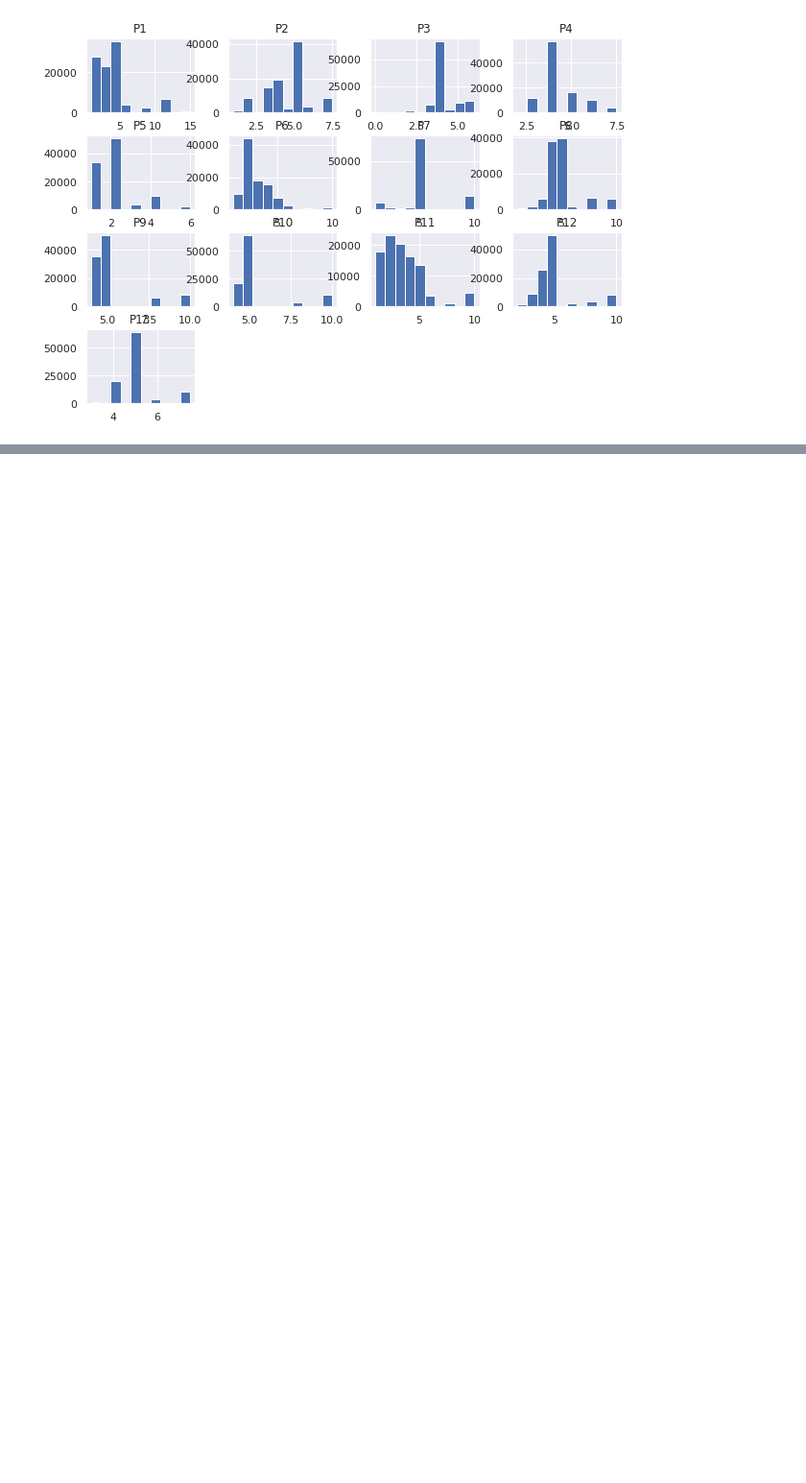
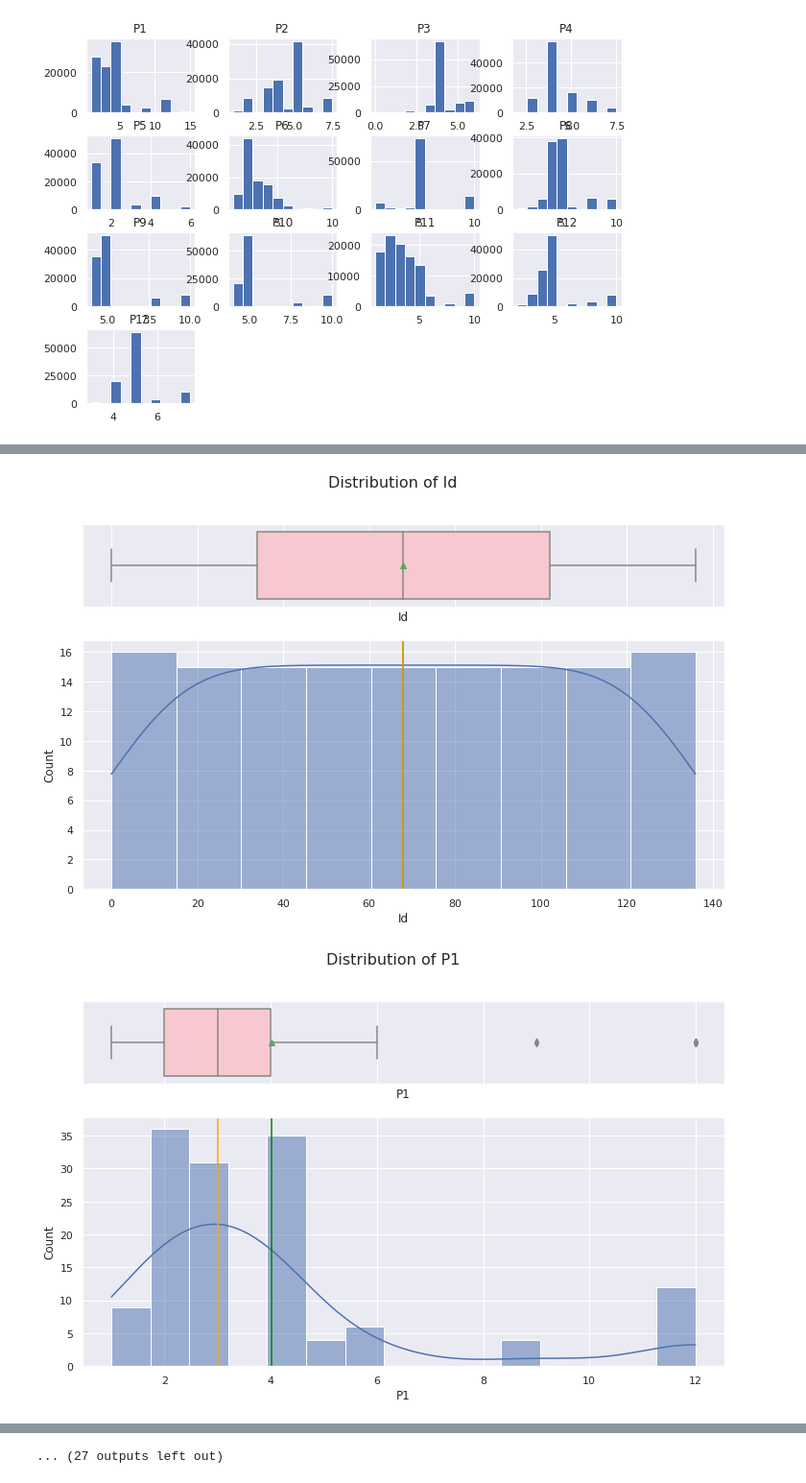
Before and after one commit to DavidEmeryUofC/CDS_Project_Restaurant_Rev_Prediction, a Jupyter notebook: CDSproject2_restaurant_revenue.ipynb, the cells around one changed output, grey strips where cells are left out. Shown at 96% size. Saved outputs shown, nothing was run; the diff lists cells and outputs as text; code cells hidden in the pictures; blank space fills up the shorter version.

```diff
--- a/CDSproject2_restaurant_revenue.ipynb
+++ b/CDSproject2_restaurant_revenue.ipynb
@@ -241 +301,19 @@ df_train.hist(['P19','P20','P21','P22','P23','P28','P29','DOpen','revenue'], fig
 [figure]
+# %%
+def hist_box(data, feature, figsize=(12, 7)):
+
+    # Subplot canvas
+    fig, (ax_box, ax_hist) = plt.subplots(nrows = 2, sharex = True, gridspec_kw = {"height_ratios": (0.25, 0.75)}, figsize = figsize)
+
+    # Boxplot on top
+    sns.boxplot(data = data, x = feature, ax = ax_box, showmeans = True, color = "pink")  # boxplot will be created and a star will indicate the mean value of the column
+
+    # Histogram on bottom
+    sns.histplot(data = data, x = feature, ax = ax_hist, kde = True) # histogram will be created and
+
+    # Add mean and median to histogram
+    ax_hist.axvline(data[feature].mean(), color = "green") # mean
+    ax_hist.axvline(data[feature].median(), color = "orange") # median
+
+    # Title
+    fig.suptitle("Distribution of " + feature, fontsize=16)
@@ -241,0 +322,6 @@ df_train.hist(['P19','P20','P21','P22','P23','P28','P29','DOpen','revenue'], fig
+# %%
+for i in cols_num:
+  hist_box(df_train,i)
+# %% [output]
+[figure, added]
+[figure, added]
@@ -241,0 +338 @@ df_train.hist(['P19','P20','P21','P22','P23','P28','P29','DOpen','revenue'], fig
+... (27 outputs left out)
```
Also changed, not shown: parts of 20 cells of this notebook.
